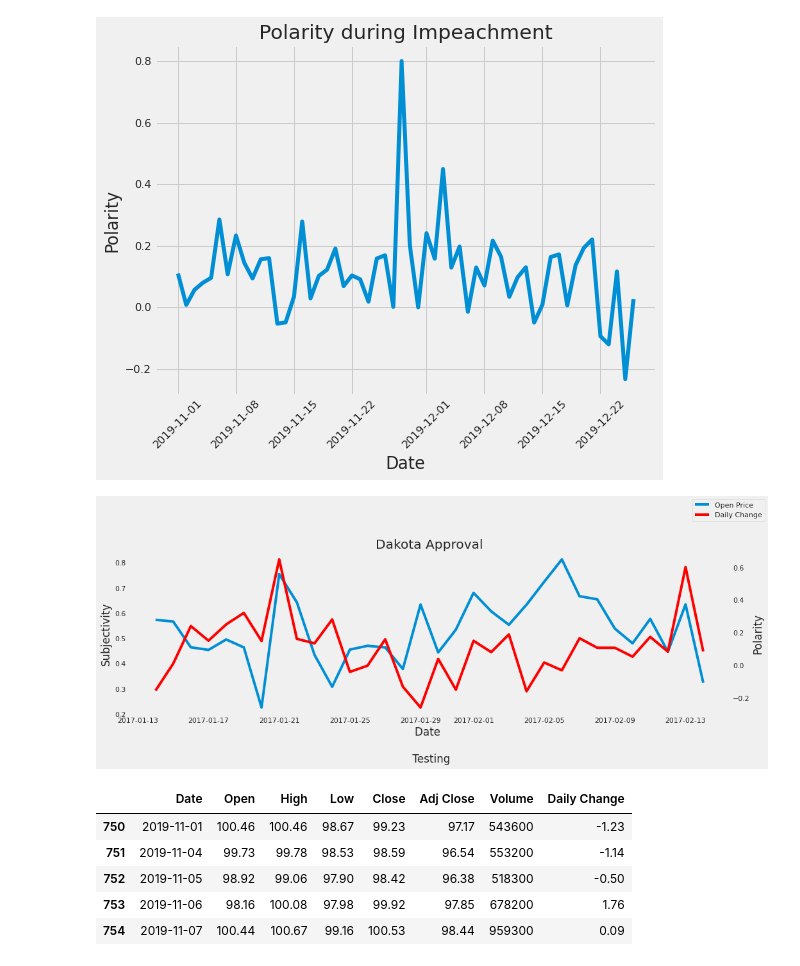
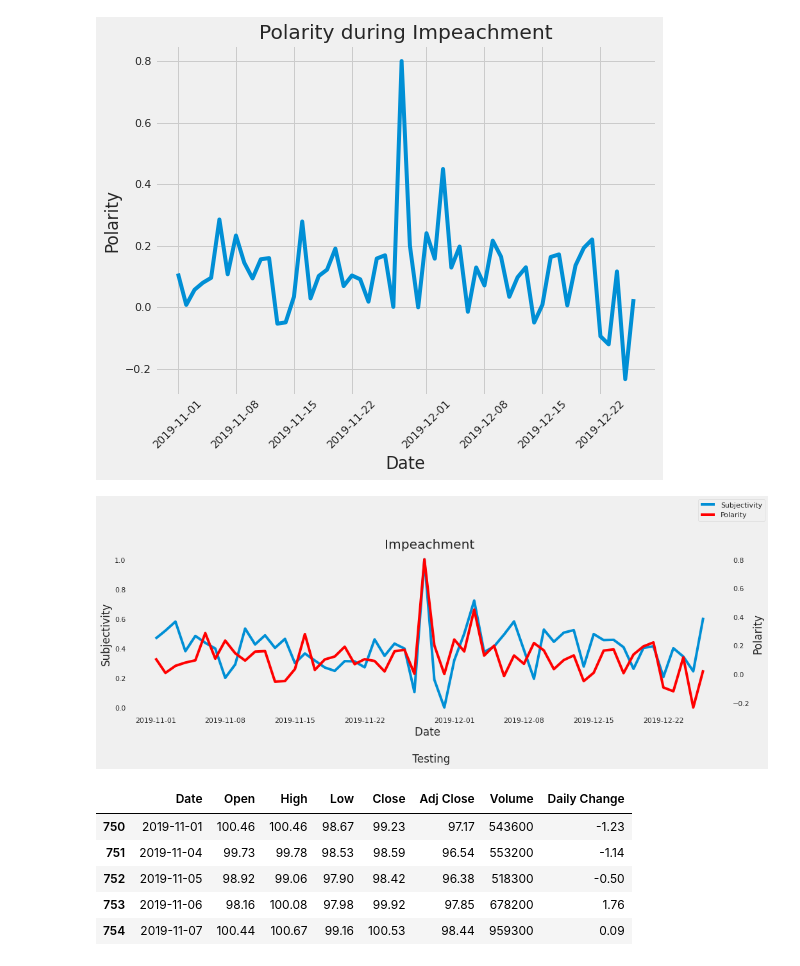
Before and after one commit to cybertraining-dsc/fa20-523-307, a Jupyter notebook: project/Analysis of Financial Markets based on President Trump's Tweets.ipynb, the cells around one changed output. Saved outputs shown, nothing was run; the diff lists cells and outputs as text; code cells hidden in the pictures.

Commit message:
Cleaned up impeachment

```diff
--- a/project/Analysis of Financial Markets based on President Trump's Tweets.ipynb
+++ b/project/Analysis of Financial Markets based on President Trump's Tweets.ipynb
@@ -729,23 +711,22 @@ plt.show()
 # %%
 fig = plt.figure(figsize=(15,10))
 ax1 = fig.add_subplot(2,1,1)
 
-ax1.plot(mean_subjectivity)
+ax1.plot(mean_subjectivity_impeach, label = "Subjectivity")
 ax1.set_xlabel("Date \n \n Testing")
 ax1.set_ylabel("Subjectivity")
-ax1.set_title('Dakota Approval')
+ax1.set_title('Impeachment')
 plt.subplots_adjust(hspace=0.3)
 ax2 = ax1.twinx()
 
-ax2.plot(mean_polarity, color = "red")
+ax2.plot(mean_polarity_impeach, color = "red",label = "Polarity")
 ax2.set_ylabel("Polarity")
-handles, labels = ax.get_legend_handles_labels()
-fig.legend(handles, labels)
+fig.legend(labels=("Subjectivity", "Polarity"))
 ax1.grid(False)
 ax2.grid(False)
 plt.show()
 # %% [output]
-[figure, old version]
+[figure, new version]
 # %%
 impeachment_stock_data = stock_data[stock_data['Date'] >= pd.to_datetime('2019-11-01')]
 impeachment_stock_data = impeachment_stock_data[impeachment_stock_data['Date'] <= pd.to_datetime('2019-12-26')]
```
Also changed, not shown: parts of 7 cells of this notebook.
